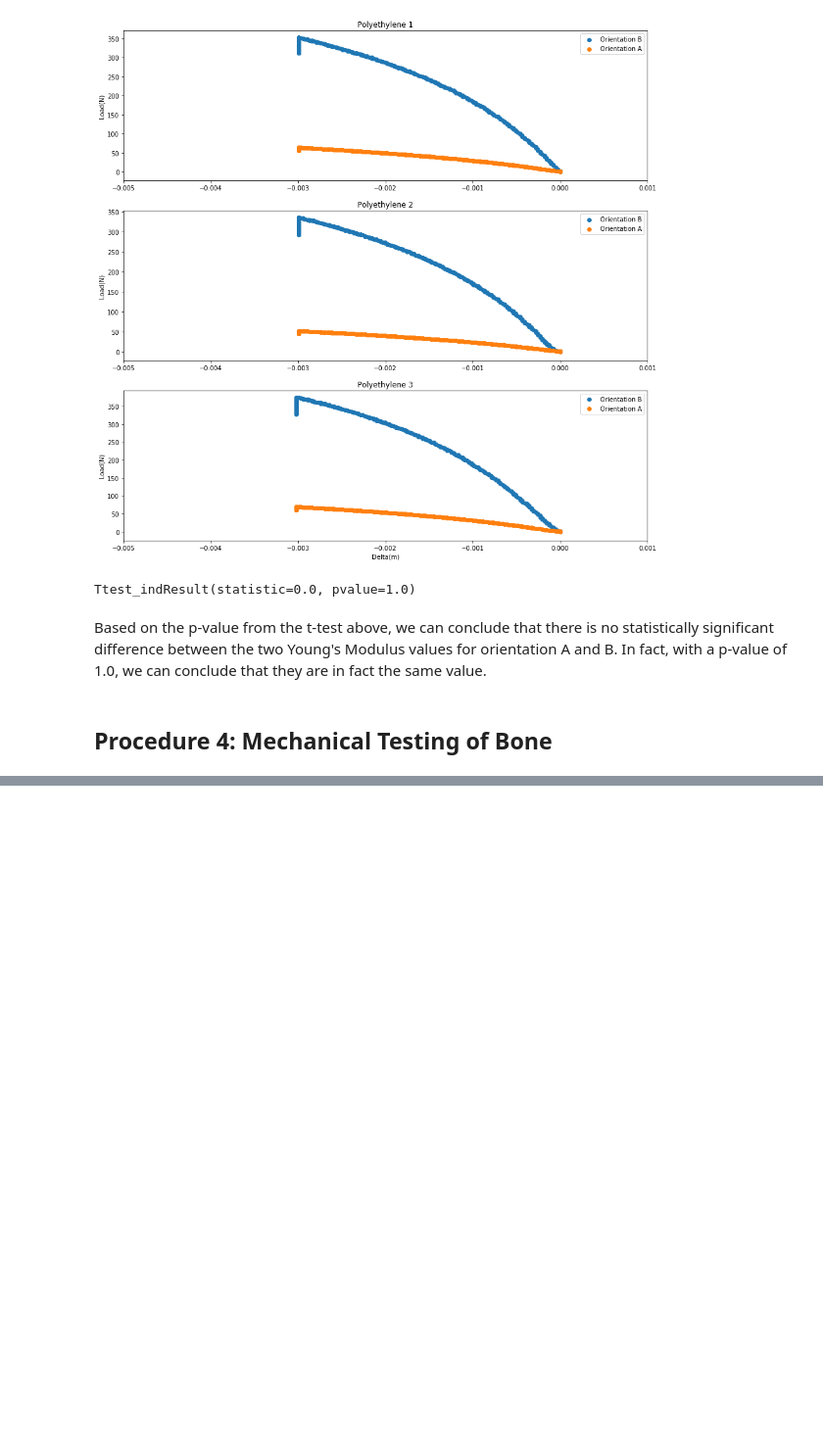
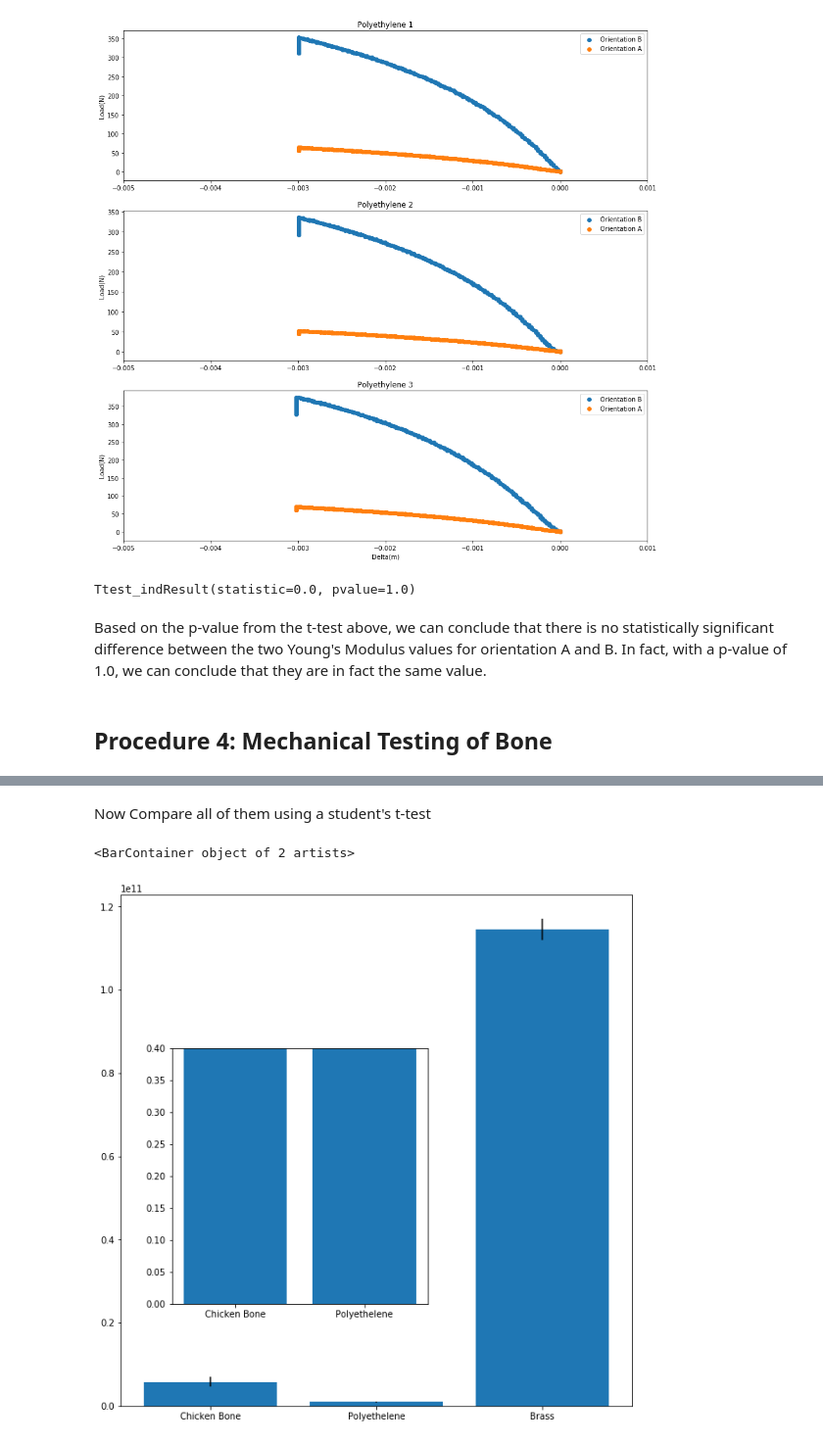
Before and after one commit to adithyas98/BiomechancialTesting, a Jupyter notebook: Biomechanical Testing Data Analysis.ipynb, the cells around one changed output, grey strips where cells are left out. Shown: that part at 98% size. Saved outputs shown, nothing was run; the diff lists cells and outputs as text; code cells hidden in the pictures; blank space fills up the shorter version.

```diff
--- a/Biomechanical Testing Data Analysis.ipynb
+++ b/Biomechanical Testing Data Analysis.ipynb
@@ -365,0 +468,21 @@ Based on the p-value from the t-test above, we can conclude that there is no sta
+# %%
+cutoffs=[-0.001,-0.001,-0.001,-0.001]
+p4UYmod=[]
+p4UStiff=[]
+for c in range(0,len(procedure4U)):
+    #We want to set the cuttoff correctly
+    procedure4U[c].setCutOff(cutoffs[c])
+    #With the cuttoff set we can now process the data
+    p4UYmod.append(procedure4U[c].youngsModulus())
+    p4UStiff.append(procedure4U[c].getStiffness())
+
+P4Final["Youngs Modulus(Pa) Ulna"]=p4UYmod
+P4Final["Ulna Stiffnes"]=p4UStiff
+
+#Calculate the Average and Standard Deviation
+
+average=np.average(P4Final["Youngs Modulus(Pa) Ulna"])
+stdev=np.std(P4Final["Youngs Modulus(Pa) Ulna"])
+
+print("The Average Young's Modulus is {} with a standard deviation of {}".format(average,stdev))
+P4Final.head()
@@ -365,0 +496,20 @@ Based on the p-value from the t-test above, we can conclude that there is no sta
+# %% [markdown]
+Now Compare all of them using a student's t-test
+# %%
+tTestList=[P4Final['Youngs Modulus(Pa) Radius'],P3Final["Youngs Modulus(Pa) A"],
+           P1Final["Youngs Modulus(Pa)"]]
+stdev=[]
+average=[]
+specimen=["Chicken Bone","Polyethelene","Brass"]
+for i in tTestList:
+    stdev.append(np.std(i))
+    average.append(np.average(i))
+fig=plt.figure(figsize=(8,8))
+ax1=fig.add_axes([0,0,1,1])
+ax1.bar(specimen,average,yerr=stdev)
+ax2=fig.add_axes([0.1,0.2,0.5,0.5])
+ax2.set_ylim([0.0,0.4])
+ax2.bar(specimen[0:2],average[0:2],yerr=stdev[0:2])
+# %% [output]
+<BarContainer object of 2 artists>
+[figure, added]
```
Also changed, not shown: parts of 8 cells of this notebook, 9 other files.
